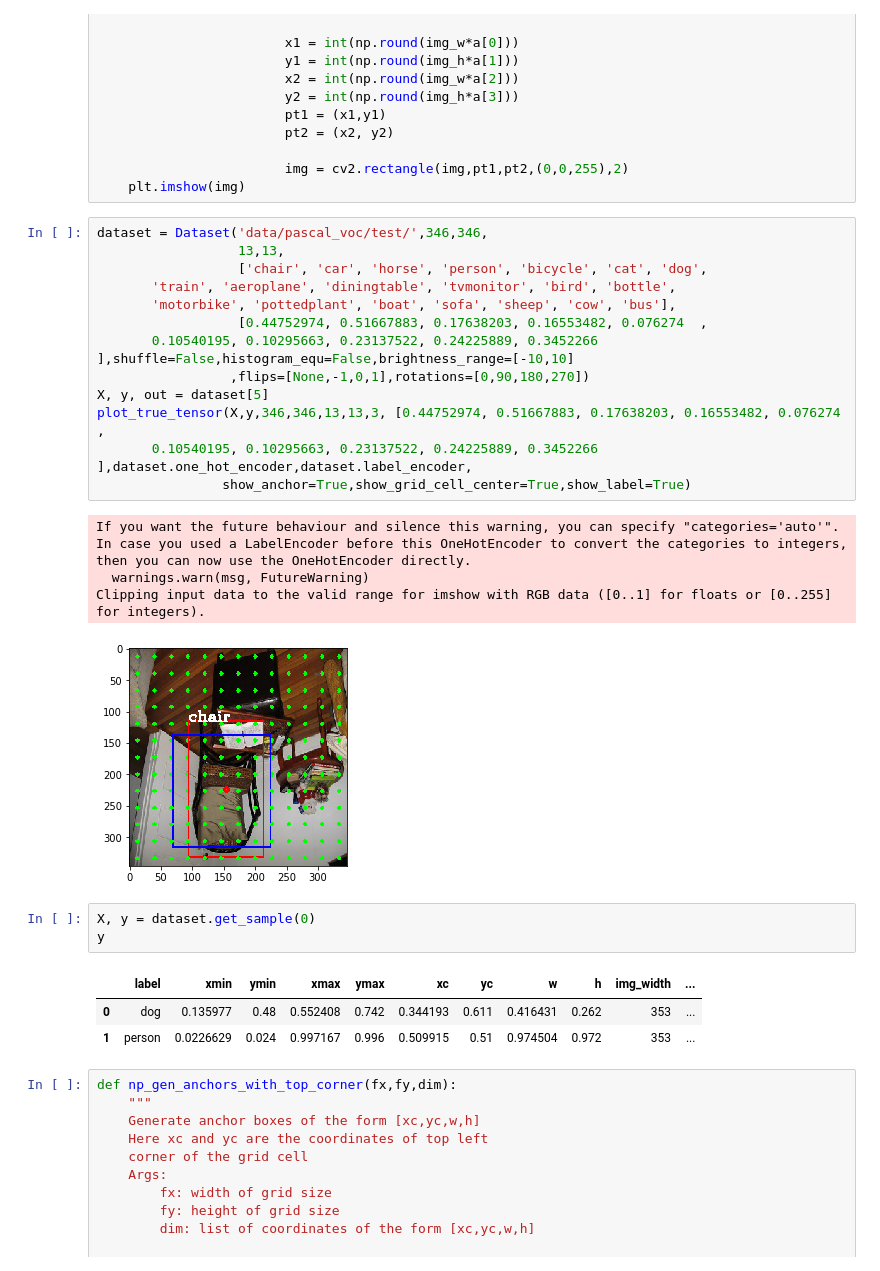
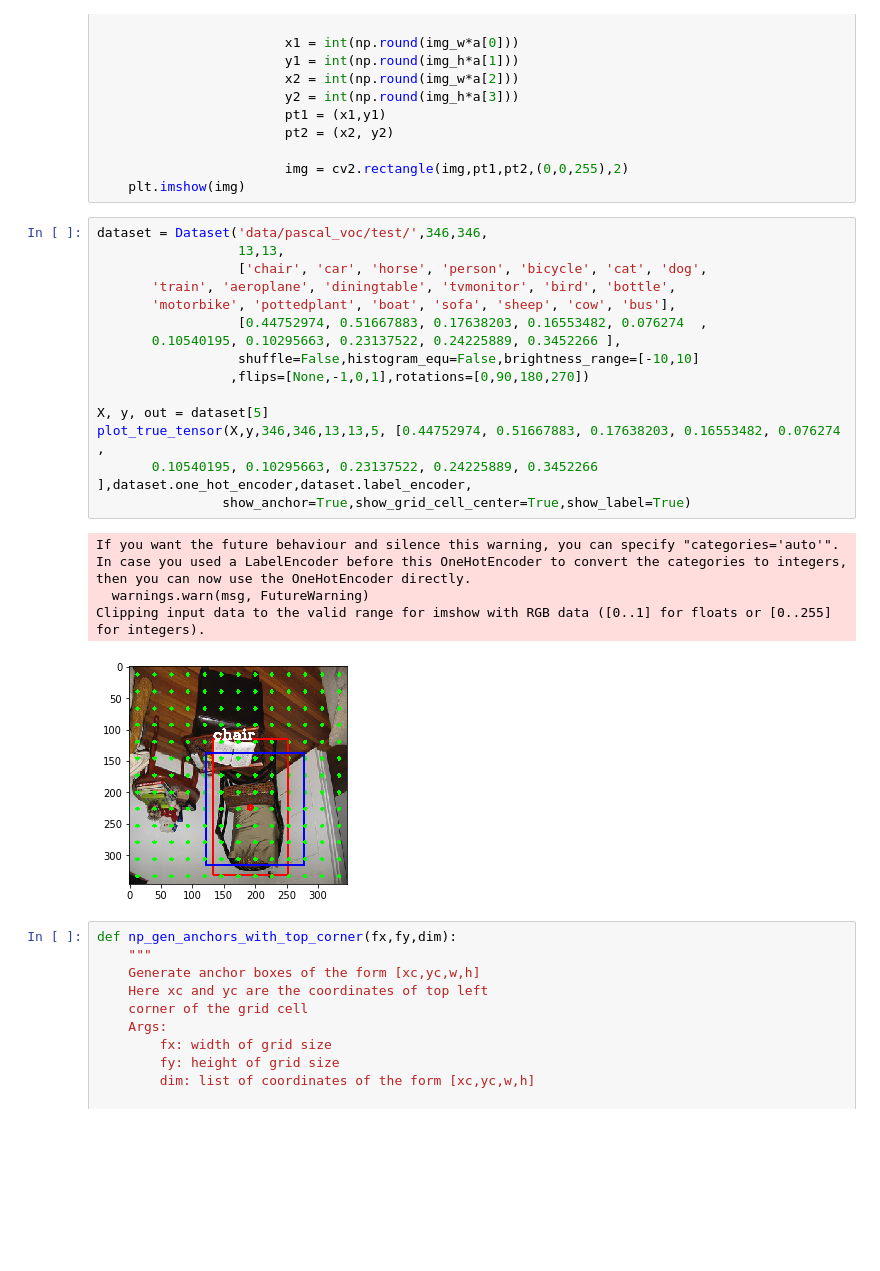
Before and after one commit to siddharthgawas-zz/yolo_v2_iteration2, a Jupyter notebook: yolov2.ipynb, the cells around one changed output. Drawn from its saved outputs; the diff is of its cells as text; blank space fills up the shorter version.

```diff
--- a/yolov2.ipynb
+++ b/yolov2.ipynb
@@ -1347,29 +1328,24 @@ def plot_true_tensor(img,y,img_w,img_h,m_grid,n_grid,
 # %%
 dataset = Dataset('data/pascal_voc/test/',346,346,
                   13,13,
                   ['chair', 'car', 'horse', 'person', 'bicycle', 'cat', 'dog',
        'train', 'aeroplane', 'diningtable', 'tvmonitor', 'bird', 'bottle',
        'motorbike', 'pottedplant', 'boat', 'sofa', 'sheep', 'cow', 'bus'],
                   [0.44752974, 0.51667883, 0.17638203, 0.16553482, 0.076274  ,
-       0.10540195, 0.10295663, 0.23137522, 0.24225889, 0.3452266 ],shuffle=False,histogram_equ=False,brightness_range=[-10,10]
+       0.10540195, 0.10295663, 0.23137522, 0.24225889, 0.3452266 ],
+                  shuffle=False,histogram_equ=False,brightness_range=[-10,10]
                  ,flips=[None,-1,0,1],rotations=[0,90,180,270])
+
 X, y, out = dataset[5]
-plot_true_tensor(X,y,346,346,13,13,3, [0.44752974, 0.51667883, 0.17638203, 0.16553482, 0.076274  ,
+plot_true_tensor(X,y,346,346,13,13,5, [0.44752974, 0.51667883, 0.17638203, 0.16553482, 0.076274  ,
        0.10540195, 0.10295663, 0.23137522, 0.24225889, 0.3452266 ],dataset.one_hot_encoder,dataset.label_encoder,
                 show_anchor=True,show_grid_cell_center=True,show_label=True)
 # %% [output]
 If you want the future behaviour and silence this warning, you can specify "categories='auto'".
 In case you used a LabelEncoder before this OneHotEncoder to convert the categories to integers, then you can now use the OneHotEncoder directly.
   warnings.warn(msg, FutureWarning)
 Clipping input data to the valid range for imshow with RGB data ([0..1] for floats or [0..255] for integers).
-[figure, old version]
+[figure, new version]
-# %%
-X, y = dataset.get_sample(0)
-y
-# %% [output]
-|  | label | xmin | ymin | xmax | ymax | xc | yc | w | h | img_width | ... |
-| 0 | dog | 0.135977 | 0.48 | 0.552408 | 0.742 | 0.344193 | 0.611 | 0.416431 | 0.262 | 353 | ... |
-| 1 | person | 0.0226629 | 0.024 | 0.997167 | 0.996 | 0.509915 | 0.51 | 0.974504 | 0.972 | 353 | ... |
 # %%
 def np_gen_anchors_with_top_corner(fx,fy,dim):
     """
```
Also changed, not shown: parts of 28 cells of this notebook, 11 other files.
